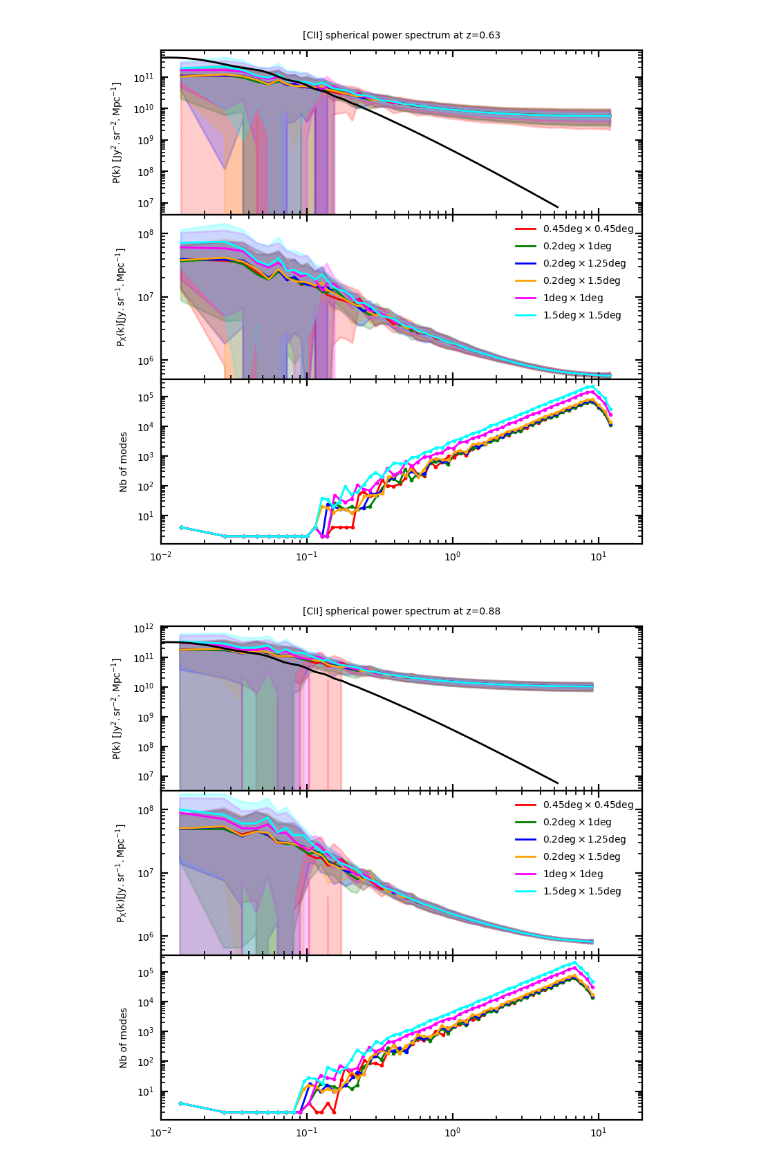
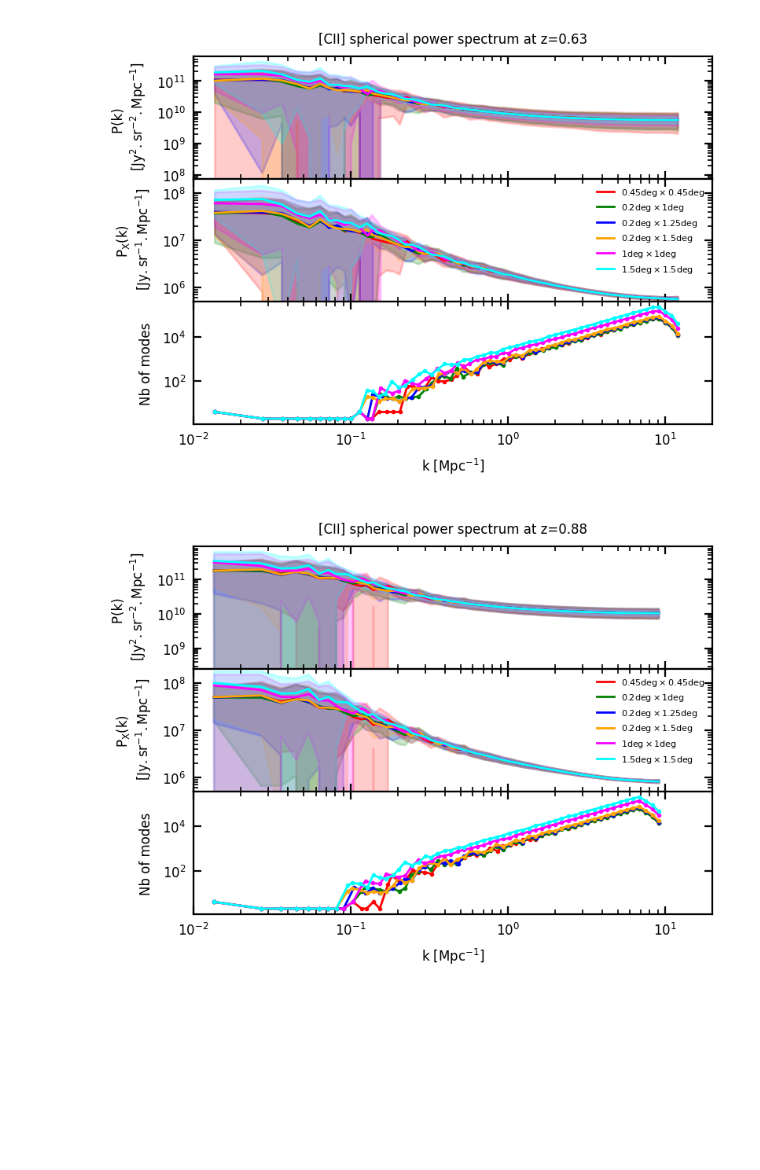
Before and after one commit to mvancuyck/TIM_pysides_user_friendly, a Jupyter notebook: pk_CII_result.ipynb, the cells around one changed output. Cells and saved outputs as stored; diff of their text form; code cells hidden in the pictures; blank space fills up the shorter version.

```diff
--- a/pk_CII_result.ipynb
+++ b/pk_CII_result.ipynb
@@ -95,10 +102,10 @@ for n, (tile_sizeRA, tile_sizeDEC) in enumerate(TIM_params['tile_sizes']):
         axx.fill_between(k,xmean-xstd, xmean+xstd, color=c,alpha=0.2 )
 
         axnb.loglog(k, meannmode, '-|',color=c, lw=lw,markersize=mk,)
-        axnb.loglog(dict[f'0'][f'pk_3D_z{z_center}_CII_de_Looze']['k_out_transv #Mpc-1'][0,:], dict[f'0'][f'pk_3D_z{z_center}_CII_de_Looze']['nb_count_transv'],
-        '--',color=c, lw=lw,)
-        axnb.loglog(dict[f'0'][f'pk_3D_z{z_center}_CII_de_Looze']['k_out_z #Mpc-1'][:,0], dict[f'0'][f'pk_3D_z{z_center}_CII_de_Looze']['nb_count_z'],
-              ':',color=c, lw=lw,)
+        #axnb.loglog(dict[f'0'][f'pk_3D_z{z_center}_CII_de_Looze']['k_out_transv #Mpc-1'][0,:], dict[f'0'][f'pk_3D_z{z_center}_CII_de_Looze']['nb_count_transv'],
+        #'--',color=c, lw=lw,)
+        #axnb.loglog(dict[f'0'][f'pk_3D_z{z_center}_CII_de_Looze']['k_out_z #Mpc-1'][:,0], dict[f'0'][f'pk_3D_z{z_center}_CII_de_Looze']['nb_count_z'],
+        #      ':',color=c, lw=lw,)
         # Set the axis labels
         axs[iz,1].set_ylabel('$\\rm k_{\\parallel}$ [$\\rm Mpc^{-1}$]')
         # Set log scales for the axes
@@ -159,8 +256,9 @@ for z_center, d in zip(TIM_params['z_centers'], ('r', 'g', 'b', 'orange')):
     results = camb.get_results(pars)
     #Linear spectra
     kcamb,_,pk_matter_lin = results.get_linear_matter_power_spectrum(hubble_units=False, k_hunit= False)
+    BS=6; plt.rc('font', size=BS); plt.rc('axes', titlesize=BS); plt.rc('axes', labelsize=BS); lw=1; mk=1; elw=1; ft=BS
 
-    fig, (ax,axx,axnb) = plt.subplots(3,1,figsize=(4,4), sharex=True, dpi=200)
+    fig, (ax,axx,axnb) = plt.subplots(3,1,figsize=(4,3), sharex=True, dpi=200)
     lw=1;mk=1
     color= ('r', 'g', 'b', 'orange', 'magenta', 'cyan')
     ax.set_xlim(1e-2,2e1)
@@ -176,37 +274,37 @@ for z_center, d in zip(TIM_params['z_centers'], ('r', 'g', 'b', 'orange')):
         nbmode = dict[f'0'][f'pk_3D_z{z_center}_CII_de_Looze']['nb_count_sphere']
         axnb.loglog(k, nbmode, '-o',color=c, lw=lw,markersize=mk,)
         axnb.set_ylabel('Nb of modes')
         axnb.set_ylabel('Nb of modes')
 
         pk_sphere_list = []
         xpk_sphere_list = []
         nbmode_list = []
         for l in range(nb_subfields):
             pk_sphere_list.append(dict[f'{l}'][f'pk_3D_z{z_center}_CII_de_Looze']['pk_out_sphere #Jy2sr-2Mpc3'].value)
             xpk_sphere_list.append(dict[f'{l}'][f'pk_3D_z{z_center}_CII_de_Looze']['cross pk_out_sphere #Jysr-1Mpc3'])
 
         nbmode_list = np.asarray(nbmode_list)
         pk_sphere_list = np.asarray(pk_sphere_list)
         xpk_sphere_list = np.asarray(xpk_sphere_list)
         mean = np.mean(pk_sphere_list, axis=0)
         std  = np.std( pk_sphere_list, axis=0)
         xmean = np.mean(xpk_sphere_list, axis=0)
         xstd  = np.std( xpk_sphere_list, axis=0)
 
         ax.loglog(      k,mean,'-',c=c, lw=lw )
         ax.fill_between(k,mean-std, mean+std, color=c,alpha=0.2 )
         axx.loglog(k, xmean, '-',c=c, lw=lw,label=f'{tile_sizeRA}deg'+'$\\rm \\times$'+f'{tile_sizeDEC}deg',)
         axx.fill_between(k,xmean-xstd, xmean+xstd, color=c,alpha=0.2 )
         axx.set_ylim(5e5, 2e8)
-        ax.set_ylabel('P(k) [$\\rm Jy^2.sr^{-2}.Mpc^{-1}$]')
-        axx.set_ylabel('$\\rm P_X(k) [ Jy.sr^{-1}.Mpc^{-1}$]')
-    ax.loglog(kcamb, 1e7*pk_matter_lin[0], 'k',lw=lw)
-
+        ax.set_ylabel('P(k) \n [$\\rm Jy^2.sr^{-2}.Mpc^{-1}$]')
+        axx.set_ylabel('$\\rm P_X(k)$ \n $\\rm [ Jy.sr^{-1}.Mpc^{-1}$]')
+    #ax.loglog(kcamb, 1e7*pk_matter_lin[0], 'k',lw=lw)
+    axnb.set_xlabel('k $\\rm [Mpc^{-1}]$')
     ax.set_title(f'[CII] spherical power spectrum at z={z_center}')
-    axx.legend(  frameon=False, loc='upper right') #bbox_to_anchor=(1,1),
+    axx.legend(  frameon=False, loc='upper right', fontsize=4) #bbox_to_anchor=(1,1),
     fig.tight_layout()
     fig.subplots_adjust(hspace=0)
     fig.savefig(f'figures/pySIDES_from_uchuu_z{z_center}_3d_CII_pk.png', transparent=True)
 # %% [output]
-[figure, old version]
+[figure, new version]
-[figure, old version]
+[figure, new version]
```
Also changed, not shown: parts of 4 cells of this notebook.
